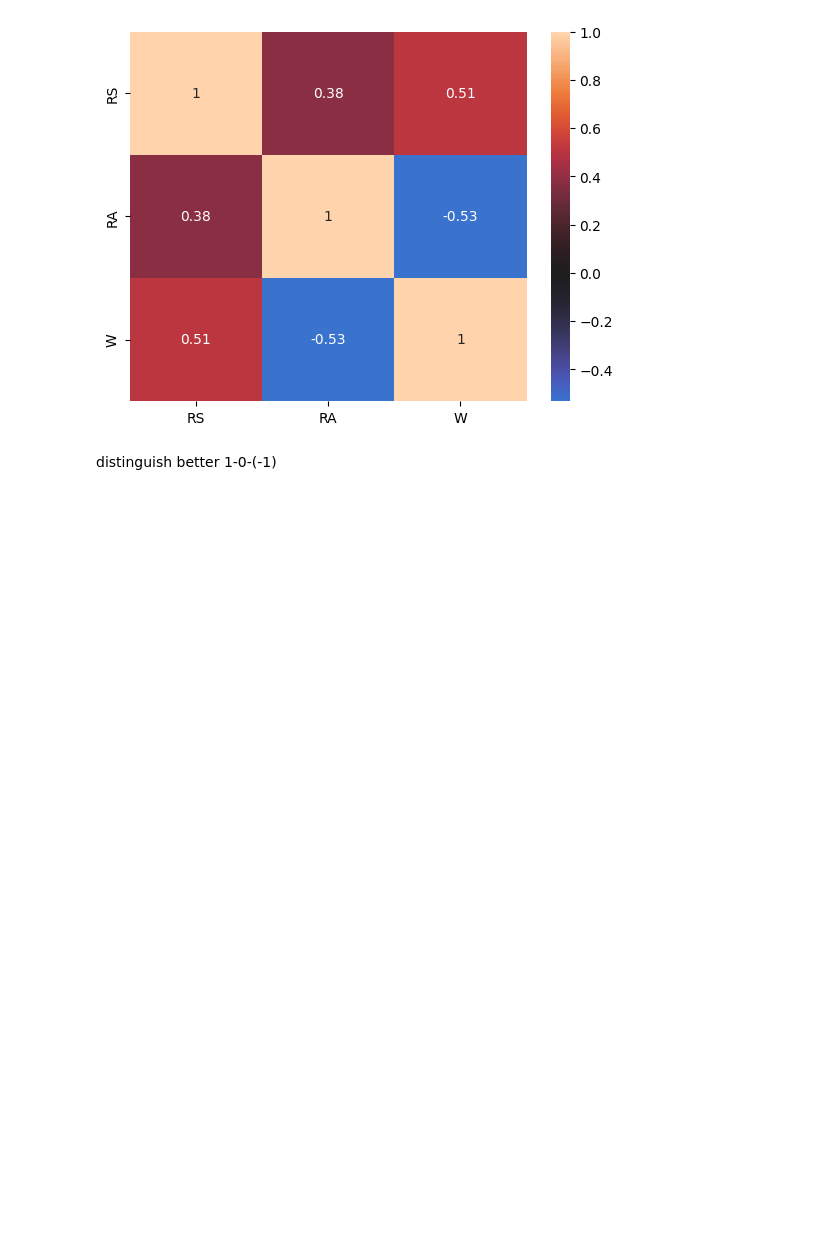
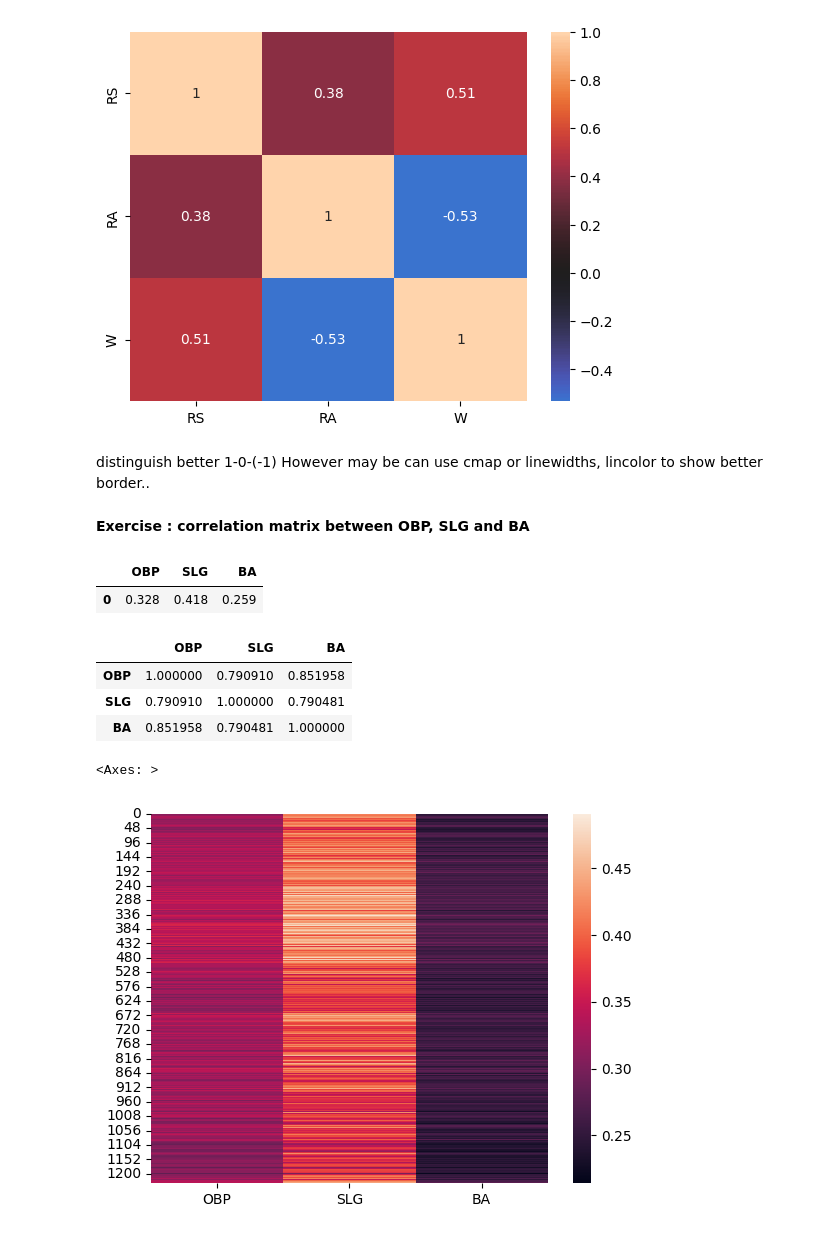
Before and after one commit to FarzanaAkhi/business-analysis-p1, a Jupyter notebook: notebooks/basic_statistics.ipynb, the cells around one changed output. Cells and saved outputs as stored; diff of their text form; code cells hidden in the pictures; blank space fills up the shorter version.

```diff
--- a/notebooks/basic_statistics.ipynb
+++ b/notebooks/basic_statistics.ipynb
@@ -309,3 +309,25 @@ sns.heatmap(data = df_correlation.corr(), annot= True, fmt = '.2g', center= 0)
 [figure]
 # %% [markdown]
 distinguish better 1-0-(-1)
+However may be can use cmap or linewidths, lincolor to show better border..
+# %% [markdown]
+**Exercise : correlation matrix between OBP, SLG and BA**
+# %%
+#Variables
+df_correlation_E = data[["OBP", "SLG", "BA"]]
+df_correlation_E.head(1)
+# %% [output]
+|  | OBP | SLG | BA |
+| 0 | 0.328 | 0.418 | 0.259 |
+# %%
+df_correlation_E.corr()
+# %% [output]
+|  | OBP | SLG | BA |
+| OBP | 1.000000 | 0.790910 | 0.851958 |
+| SLG | 0.790910 | 1.000000 | 0.790481 |
+| BA | 0.851958 | 0.790481 | 1.000000 |
+# %%
+sns.heatmap(df_correlation_E)
+# %% [output]
+<Axes: >
+[figure, added]
```
Also changed, not shown: parts of 2 cells of this notebook.
